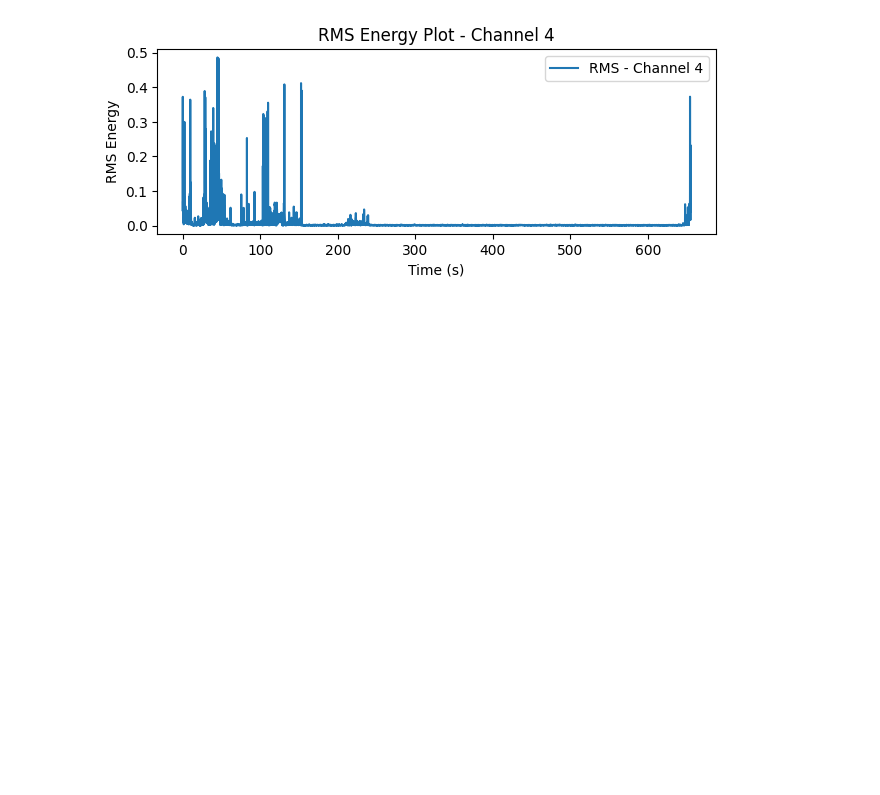
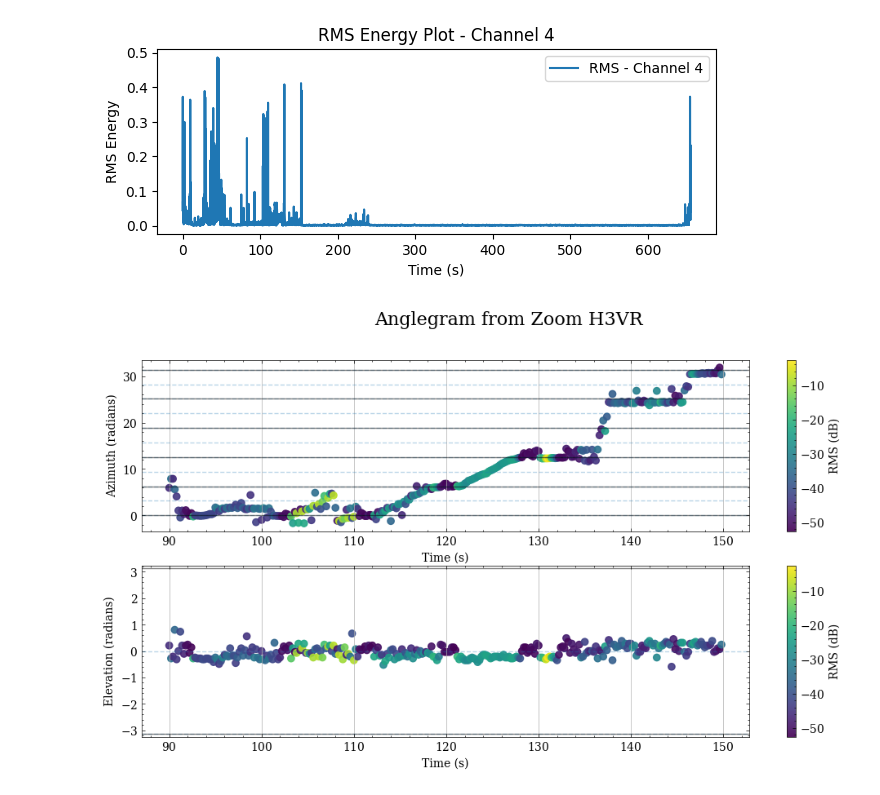
Before and after one commit to fourMs/ambient, a Jupyter notebook: audio360/360audio.ipynb, the cells around one changed output. Cells and saved outputs as stored; diff of their text form; code cells hidden in the pictures; blank space fills up the shorter version.

Commit message:
Update anglegram

```diff
--- a/audio360/360audio.ipynb
+++ b/audio360/360audio.ipynb
@@ -130,0 +203,51 @@ plot_rms(audio_file_path)
+# %%
+db_threshold = -80
+azimuth_line_start = 0
+with plt.style.context(['science', 'no-latex']):
+    fig, ax = plt.subplots(2, 1, figsize=(12, 6))
+    fig.suptitle('Anglegram from Zoom H3VR', fontsize=16)
+
+    sc = ax[0].scatter(
+        time_record[rms_record>db_threshold],
+        phi_record[rms_record>db_threshold],
+        c=rms_record[rms_record>db_threshold],
+        label='Azimuth',
+        alpha=0.9
+        )
+    plt.colorbar(sc, ax=ax[0], label='RMS (dB)')
+    ax[0].set(xlabel='Time (s)', ylabel='Azimuth (radians)')
+    # horizontal lines on pi
+    line_start = azimuth_line_start
+    while line_start < np.max(phi_record):
+        ax[0].axhline(y=line_start, linestyle='--', alpha=0.3)
+        line_start += np.pi
+    # horizontal lines on 2pi
+    line_start = azimuth_line_start
+    while line_start < np.max(phi_record):
+        ax[0].axhline(y=line_start, linestyle='-', color="black", alpha=0.5)
+        line_start += 2*np.pi
+    ax[0].grid(axis='x')
+
+    sc = ax[1].scatter(
+        time_record[rms_record>db_threshold],
+        nu_record[rms_record>db_threshold],
+        c=rms_record[rms_record>db_threshold],
+        label='Elevation',
+        alpha=0.9
+        )
+    # ax[1].plot(time_record, nu_record, label='Elevation')
+    ax[1].set(xlabel='Time (s)', ylabel='Elevation (radians)', ylim=(-1*np.pi-0.1, np.pi+0.1))
+    ax[1].grid(axis='x')
+    # horizontal lines on pi
+    line_start = -1 * np.pi
+    while line_start < np.max(nu_record):
+        ax[1].axhline(y=line_start, linestyle='--', alpha=0.3)
+        line_start += np.pi
+    # horizontal lines on 2pi
+    line_start = -1 * np.pi
+    while line_start < np.max(phi_record):
+        ax[1].axhline(y=line_start, linestyle='-', color="black", alpha=0.5)
+        line_start += 2*np.pi
+    plt.colorbar(sc, ax=ax[1], label='RMS (dB)')
+# %% [output]
+[figure, added]
```
Also changed, not shown: parts of 2 cells of this notebook, 1 other file.
